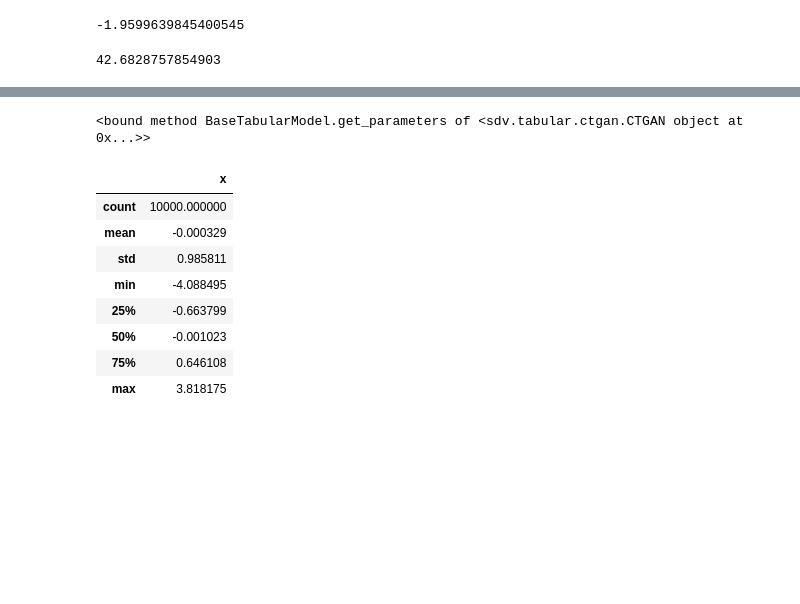
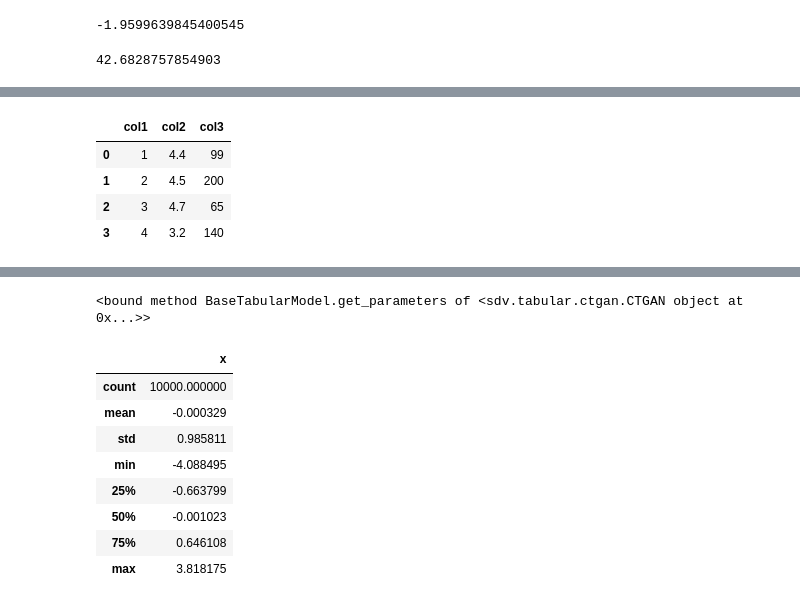
Before and after one commit to bettytan123/Sample-Size-Calculation, a Jupyter notebook: Continuous_Mean.ipynb, the cells around one changed output, grey strips where cells are left out. Saved outputs shown, nothing was run; the diff lists cells and outputs as text; code cells hidden in the pictures; blank space fills up the shorter version.

```diff
--- a/Continuous_Mean.ipynb
+++ b/Continuous_Mean.ipynb
@@ -548,0 +200,19 @@ plt.show()
+# %%
+from io import StringIO
+import pandas as pd
+
+TESTDATA = StringIO("""col1;col2;col3
+    1;4.4;99
+    2;4.5;200
+    3;4.7;65
+    4;3.2;140
+    """)
+
+df = pd.read_csv(TESTDATA, sep=";")
+df
+# %% [output]
+|  | col1 | col2 | col3 |
+| 0 | 1 | 4.4 | 99 |
+| 1 | 2 | 4.5 | 200 |
+| 2 | 3 | 4.7 | 65 |
+| 3 | 4 | 3.2 | 140 |
```
Also changed, not shown: parts of 8 cells of this notebook.
